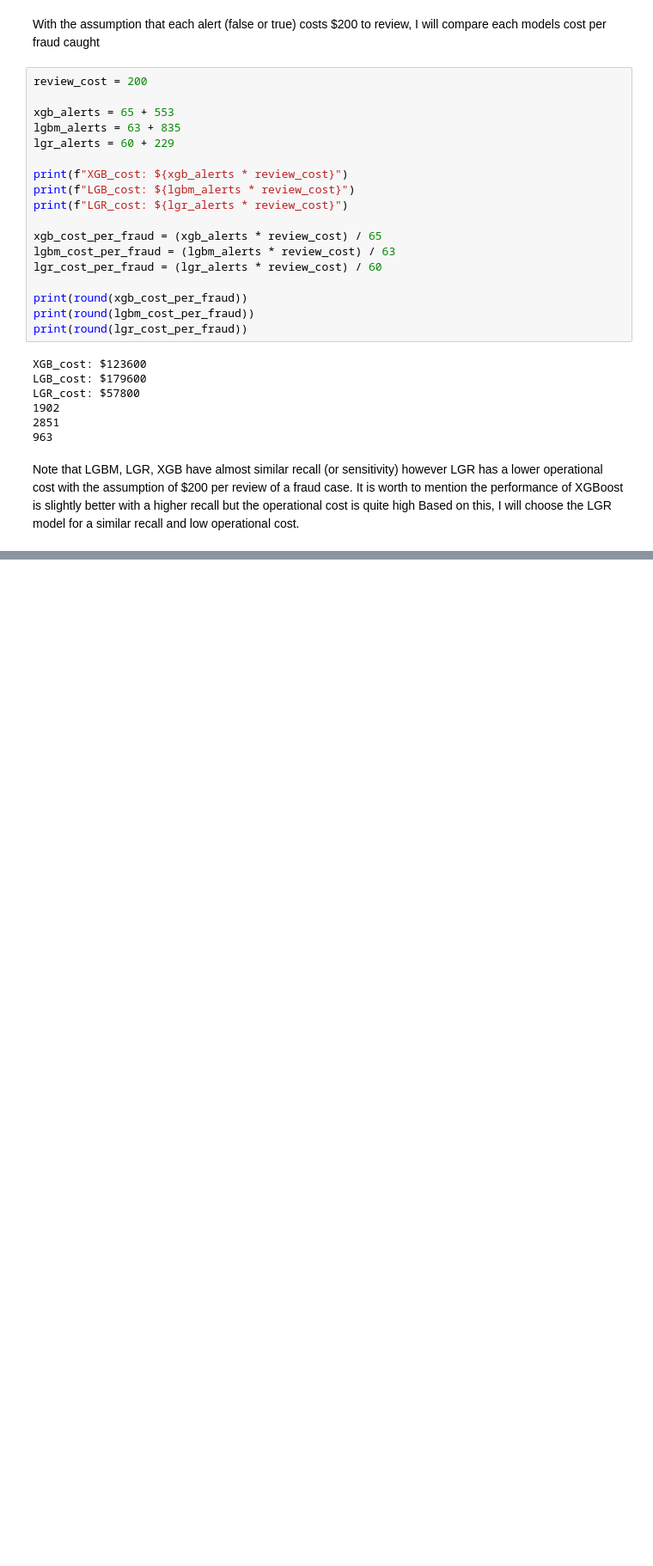
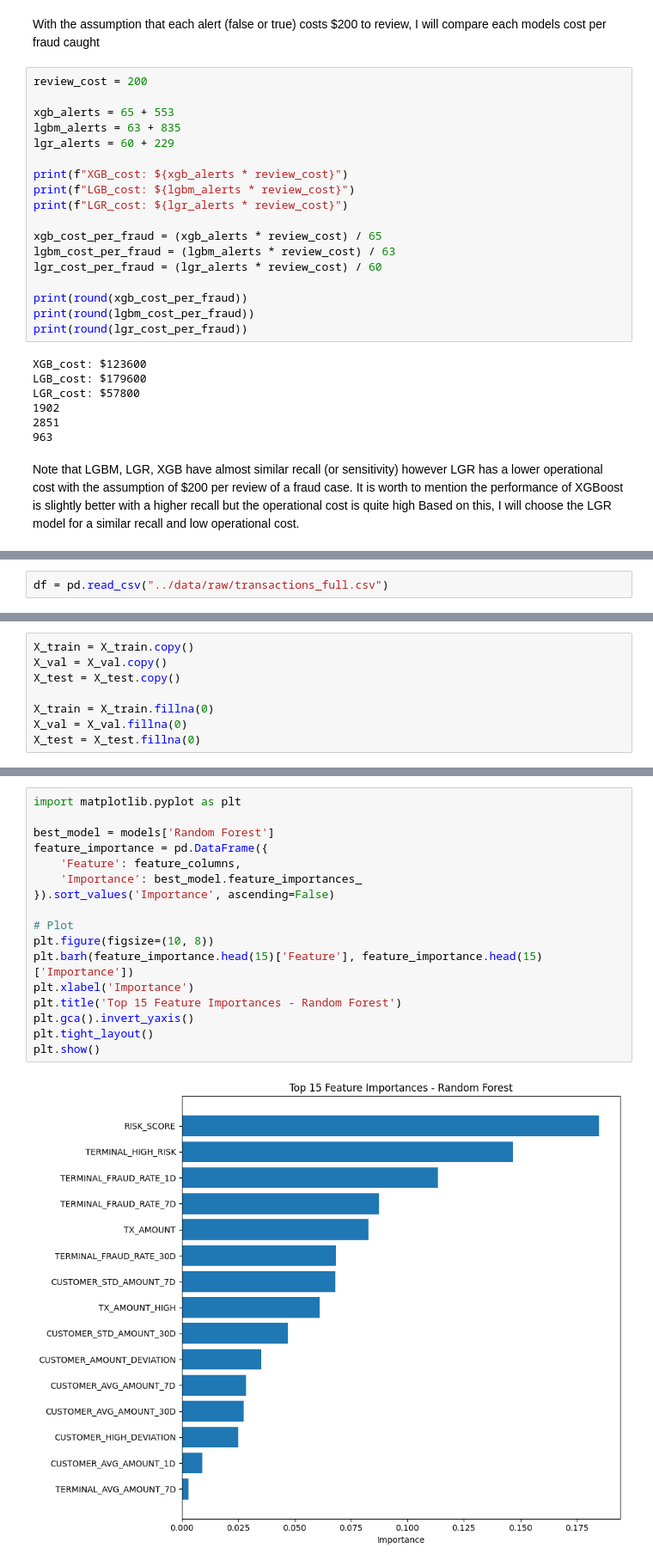
Before and after one commit to MZH006/Fraud-Detection, a Jupyter notebook: notebooks/fraud.ipynb, the cells around one changed output, grey strips where cells are left out. Shown at 86% size. Cells and saved outputs as stored; diff of their text form; blank space fills up the shorter version.

```diff
--- a/notebooks/fraud.ipynb
+++ b/notebooks/fraud.ipynb
@@ -926,0 +923,2 @@ done
+# %%
+df = pd.read_csv("../data/raw/transactions_full.csv")
@@ -926,0 +1247,8 @@ done
+# %%
+X_train = X_train.copy()
+X_val = X_val.copy()
+X_test = X_test.copy()
+
+X_train = X_train.fillna(0)
+X_val = X_val.fillna(0)
+X_test = X_test.fillna(0)
@@ -926,0 +1373,19 @@ done
+# %%
+import matplotlib.pyplot as plt
+
+best_model = models['Random Forest']
+feature_importance = pd.DataFrame({
+    'Feature': feature_columns,
+    'Importance': best_model.feature_importances_
+}).sort_values('Importance', ascending=False)
+
+# Plot
+plt.figure(figsize=(10, 8))
+plt.barh(feature_importance.head(15)['Feature'], feature_importance.head(15)['Importance'])
+plt.xlabel('Importance')
+plt.title('Top 15 Feature Importances - Random Forest')
+plt.gca().invert_yaxis()
+plt.tight_layout()
+plt.show()
+# %% [output]
+[figure, added]
```
Also changed, not shown: parts of 18 cells of this notebook, 9 other files.
